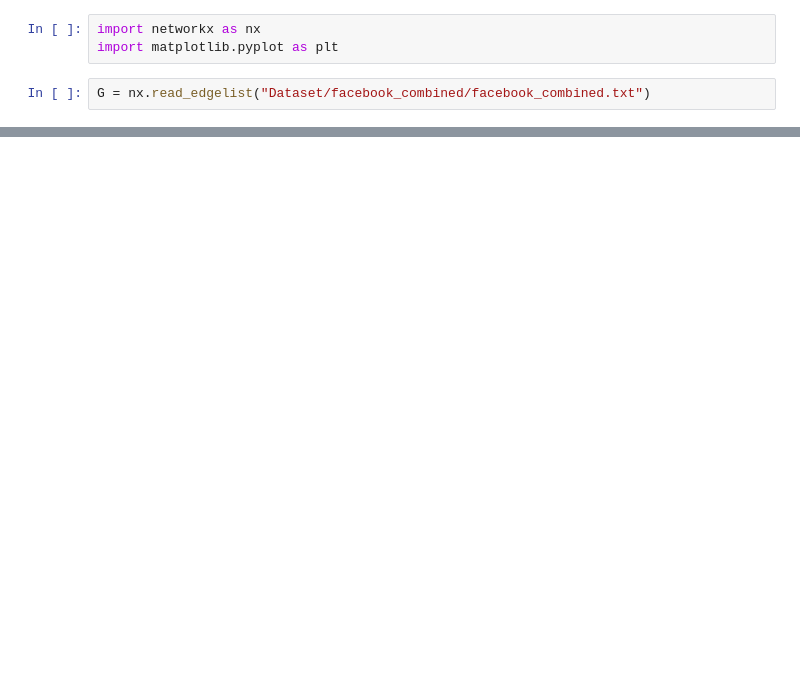
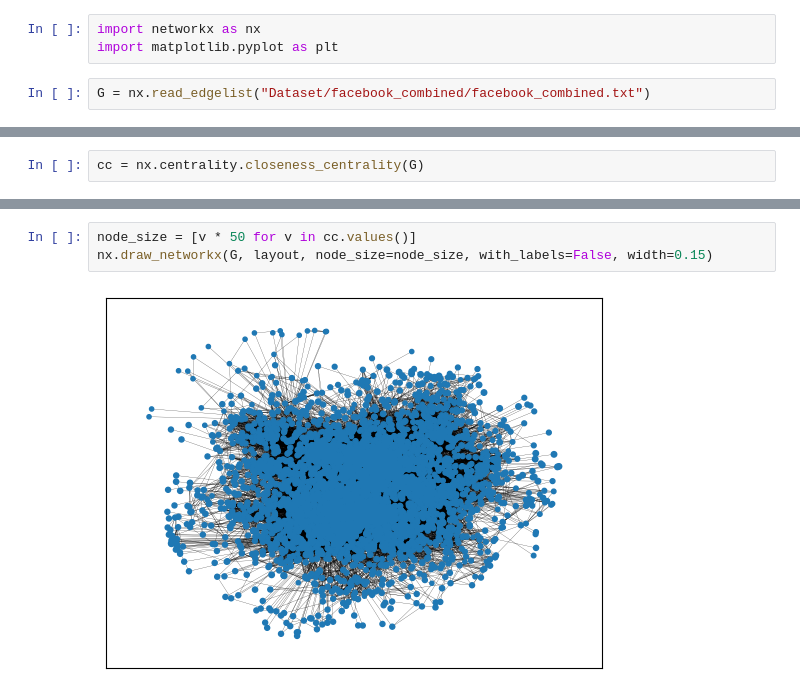
Before and after one commit to GLAZERadr/Social-Network-Analysis-On-Facebook-Dataset, a Jupyter notebook: social-graph.ipynb, the cells around one changed output, grey strips where cells are left out. Saved outputs shown, nothing was run; the diff lists cells and outputs as text; blank space fills up the shorter version.

```diff
--- a/social-graph.ipynb
+++ b/social-graph.ipynb
@@ -11,0 +14,2 @@ plt.show()
+# %%
+cc = nx.centrality.closeness_centrality(G)
@@ -11,0 +51,5 @@ plt.show()
+# %%
+node_size = [v * 50 for v in cc.values()]
+nx.draw_networkx(G, layout, node_size=node_size, with_labels=False, width=0.15)
+# %% [output]
+[figure, added]
```
Also changed, not shown: parts of 4 cells of this notebook, 1 other file.
